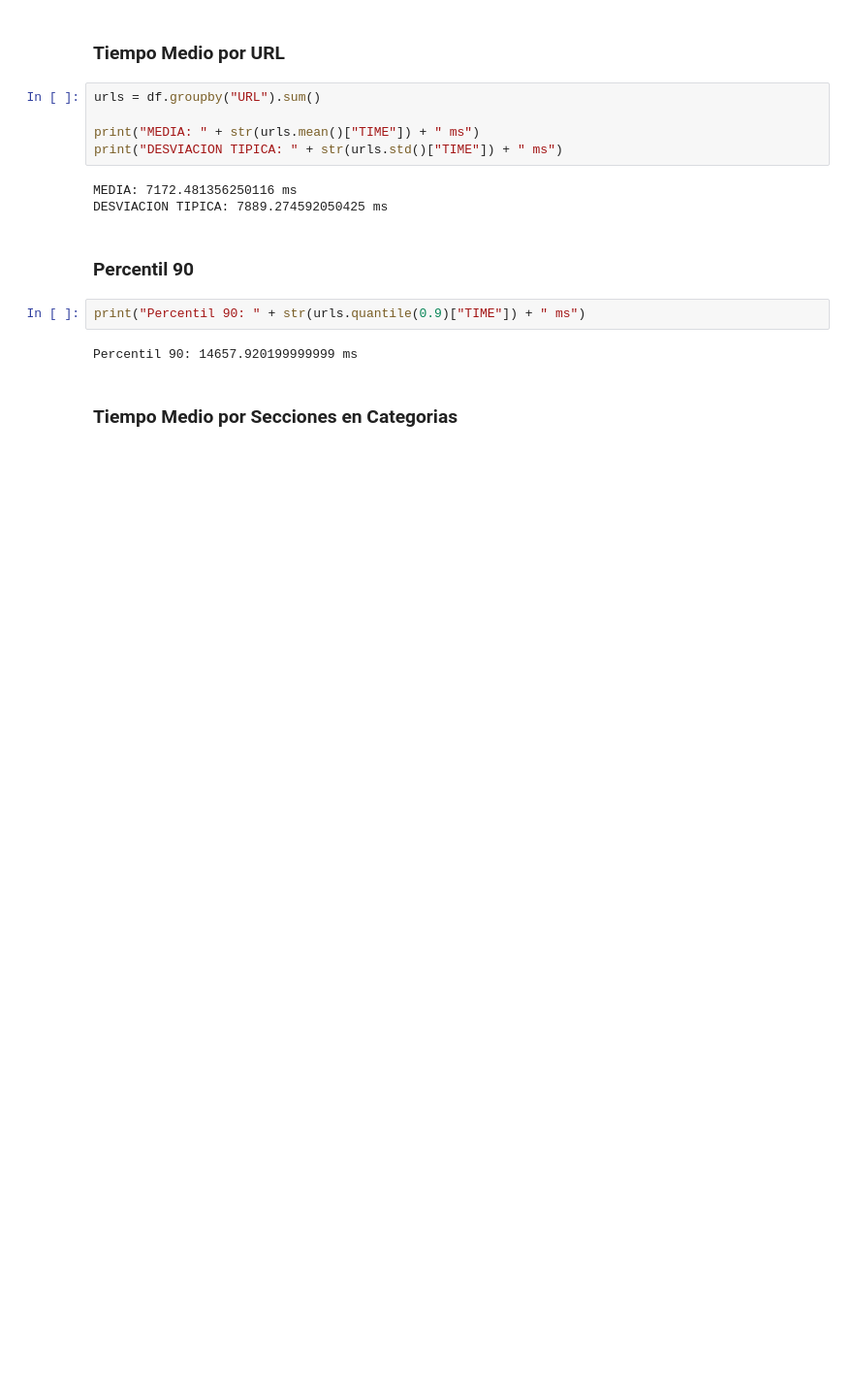
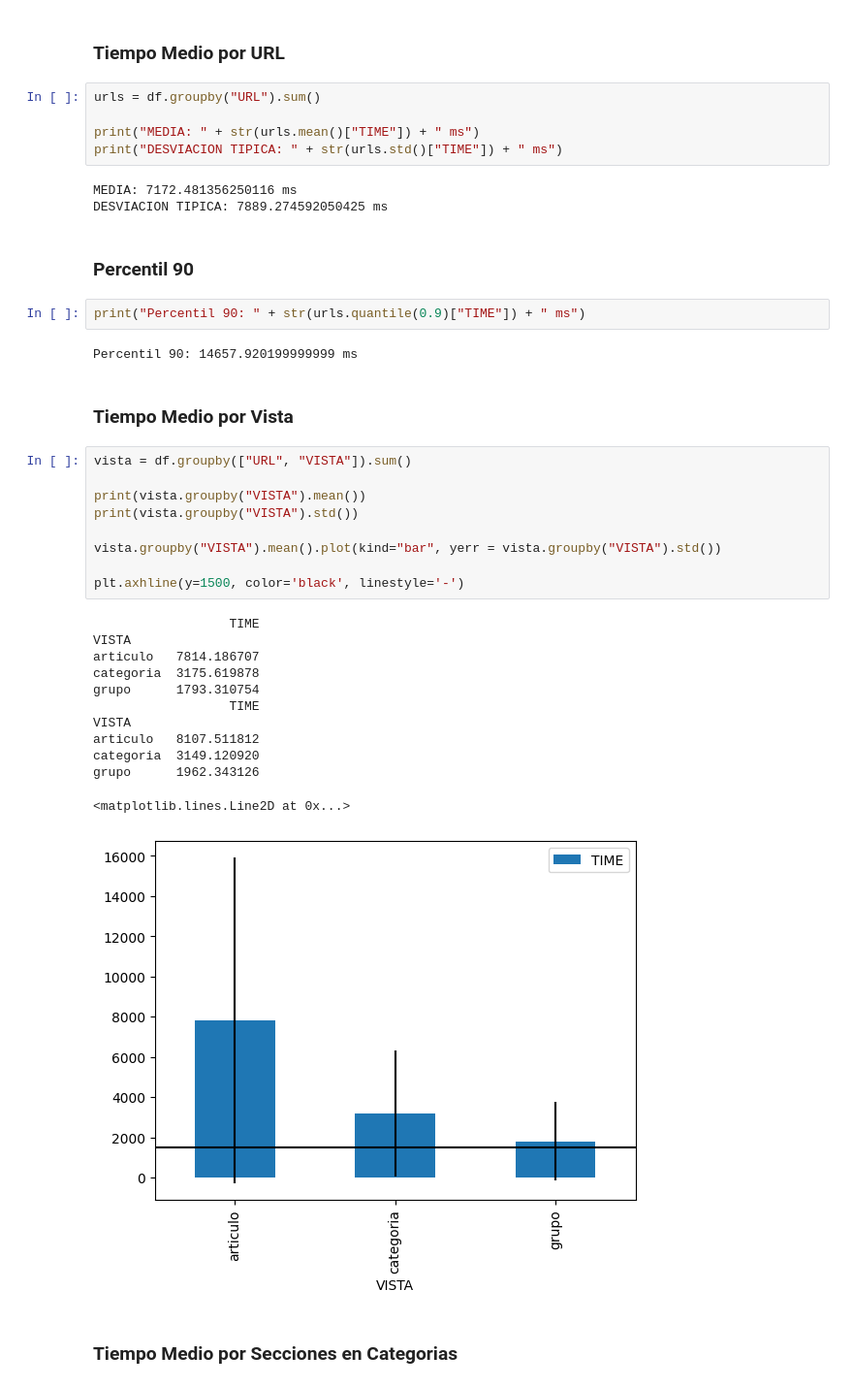
Before and after one commit to JavierBrenlla/pandas, a Jupyter notebook: rendimientosegundaversion.ipynb, the cells around one changed output. Shown: that part at 97% size. Cells and saved outputs as stored; diff of their text form; blank space fills up the shorter version.

```diff
--- a/rendimientosegundaversion.ipynb
+++ b/rendimientosegundaversion.ipynb
@@ -20,6 +20,30 @@ DESVIACION TIPICA: 7889.274592050425 ms
 print("Percentil 90: " + str(urls.quantile(0.9)["TIME"]) + " ms")
 # %% [output]
 Percentil 90: 14657.920199999999 ms
+# %% [markdown]
+### Tiempo Medio por Vista
+# %%
+vista = df.groupby(["URL", "VISTA"]).sum()
+
+print(vista.groupby("VISTA").mean())
+print(vista.groupby("VISTA").std())
+
+vista.groupby("VISTA").mean().plot(kind="bar", yerr = vista.groupby("VISTA").std())
+
+plt.axhline(y=1500, color='black', linestyle='-')
+# %% [output]
+                  TIME
+VISTA
+articulo   7814.186707
+categoria  3175.619878
+grupo      1793.310754
+                  TIME
+VISTA
+articulo   8107.511812
+categoria  3149.120920
+grupo      1962.343126
+<matplotlib.lines.Line2D at 0x...>
+[figure, added]
 # %% [markdown]
 ### Tiempo Medio por Secciones en Categorias
 # %%
```
Also changed, not shown: parts of 8 cells of this notebook, 1 other file.
